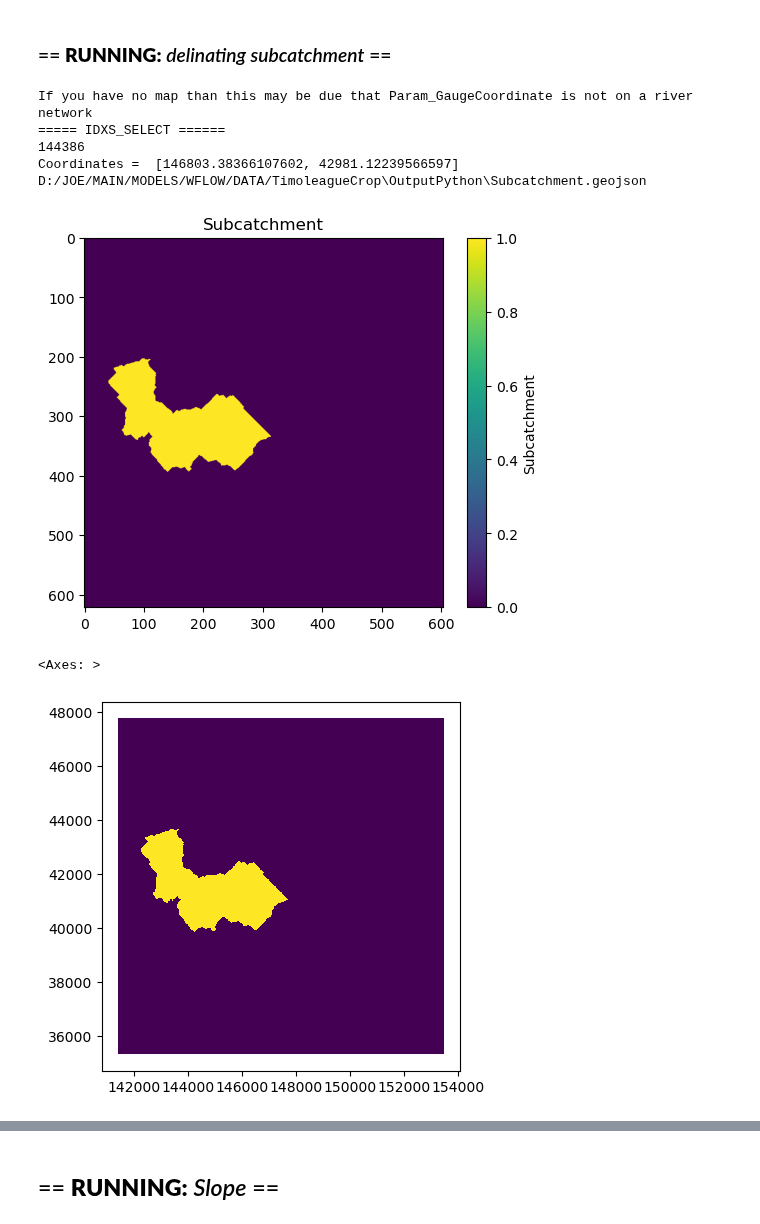
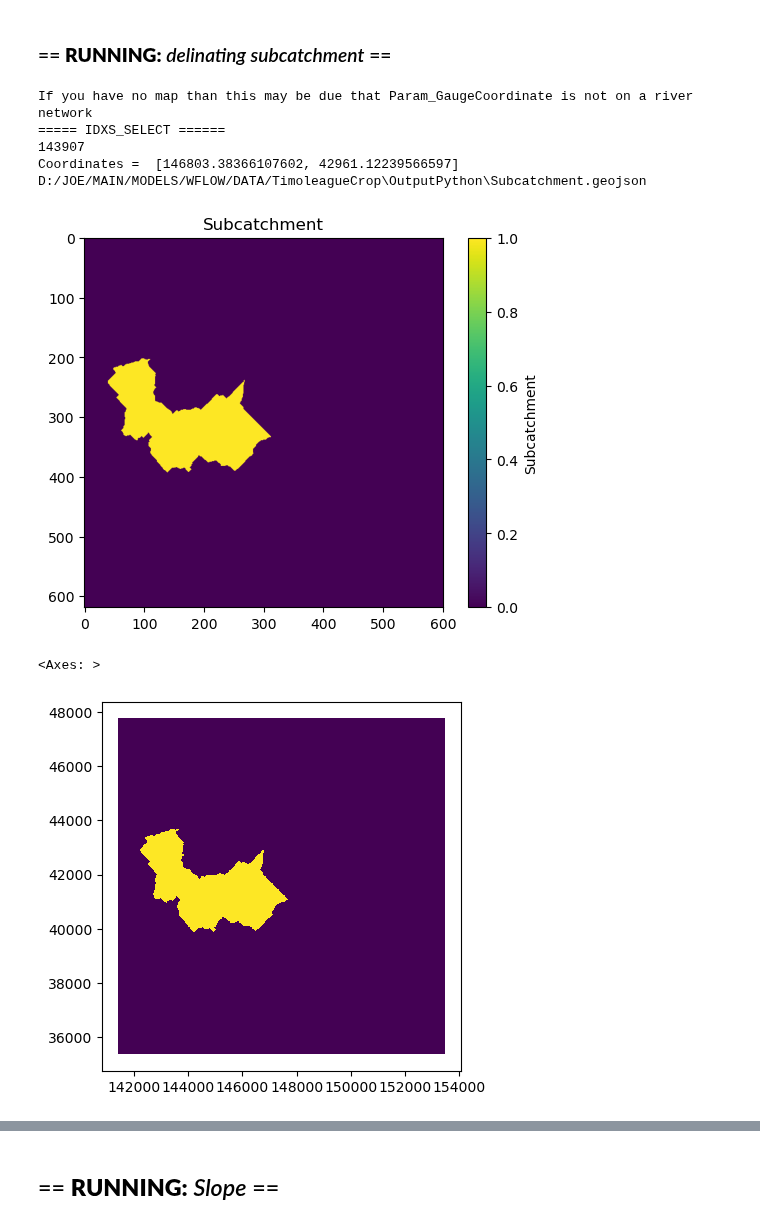
Before and after one commit to AquaPore/WflowRaster.jl, a Jupyter notebook: src/Python/Python_Pyflwdir_Wflow.ipynb, the cells around one changed output, grey strips where cells are left out. Cells and saved outputs as stored; diff of their text form; code cells hidden in the pictures.

```diff
--- a/src/Python/Python_Pyflwdir_Wflow.ipynb
+++ b/src/Python/Python_Pyflwdir_Wflow.ipynb
@@ -823,42 +773,44 @@ D:/JOE/MAIN/MODELS/WFLOW/DATA/TimoleagueCrop\OutputPython\Basins.geojson
 # %%
 import os as os
 
-Path_Input_Ldd = os.path.join(Path_Root, Path_Python, Filename_Output_Ldd)
+Path_Input_Ldd_Bassin = os.path.join(Path_Root, Path_Python, Filename_Output_Ldd_Basins)
 Path_Output_Subcatchment = os.path.join(Path_Root, Path_Python, Filename_Output_Subcatchment)
 Path_Output_Subcatchment_Geojson = os.path.join(Path_Root, Path_Python, Filename_Output_Subcatchment_Geojson)
 
 print(
     "If you have no map than this may be due that Param_GaugeCoordinate is not on a river network"
 )
 
 print("===== IDXS_SELECT ======")
+
 idxs_Selected = Ldd_BassinsFlwdirRaster.idxs_pit[Param_SelectBasin - 1]
 print(iiPits_Basins[Param_SelectBasin - 1])
 X = Ldd_BassinsFlwdirRaster.xy(idxs_Selected)[0]
 Y = Ldd_BassinsFlwdirRaster.xy(idxs_Selected)[1]
+
 print("Coordinates = ", [X , Y] )
 
-Subcatchment, Subcatchment_Geopanda = FLOWDIRECTION_2_SUBCATCHMENT_OUTLET(
+Subcatchment, Subcatchment_Geopanda = FLOWDIRECTION_2_SUBCATCHMENT(
     Param_GaugeCoordinate,
-    Path_Input_Ldd,
+    Path_Input_Ldd_Bassin,
     Path_Output_Subcatchment,
     Path_Output_Subcatchment_Geojson,
-    Name="Subcatchment",
-    xy=None,
-    idxs=idxs_Selected,
-    Option_Subcatchment="XY",
+    Name                = "Subcatchment",
+    XY                  = None,
+    idxs                = idxs_Selected,
+    Option_Subcatchment = "idxs",
 )  # <"None">, <"XY">, <"idxs">
 
 pyplot.imshow(Subcatchment)
 
 PLOT_MAPS(Subcatchment, "Subcatchment", 0, 1, Cmap="viridis")
 Subcatchment_Geopanda.plot("Subcatchment")
 # %% [output]
 If you have no map than this may be due that Param_GaugeCoordinate is not on a river network
 ===== IDXS_SELECT ======
-144386
-Coordinates =  [146803.38366107602, 42981.12239566597]
+143907
+Coordinates =  [146803.38366107602, 42961.12239566597]
 D:/JOE/MAIN/MODELS/WFLOW/DATA/TimoleagueCrop\OutputPython\Subcatchment.geojson
-[figure, old version]
+[figure, new version]
 <Axes: >
-[figure, old version]
+[figure, new version]
```
Also changed, not shown: parts of 50 cells of this notebook, 2 other files.
